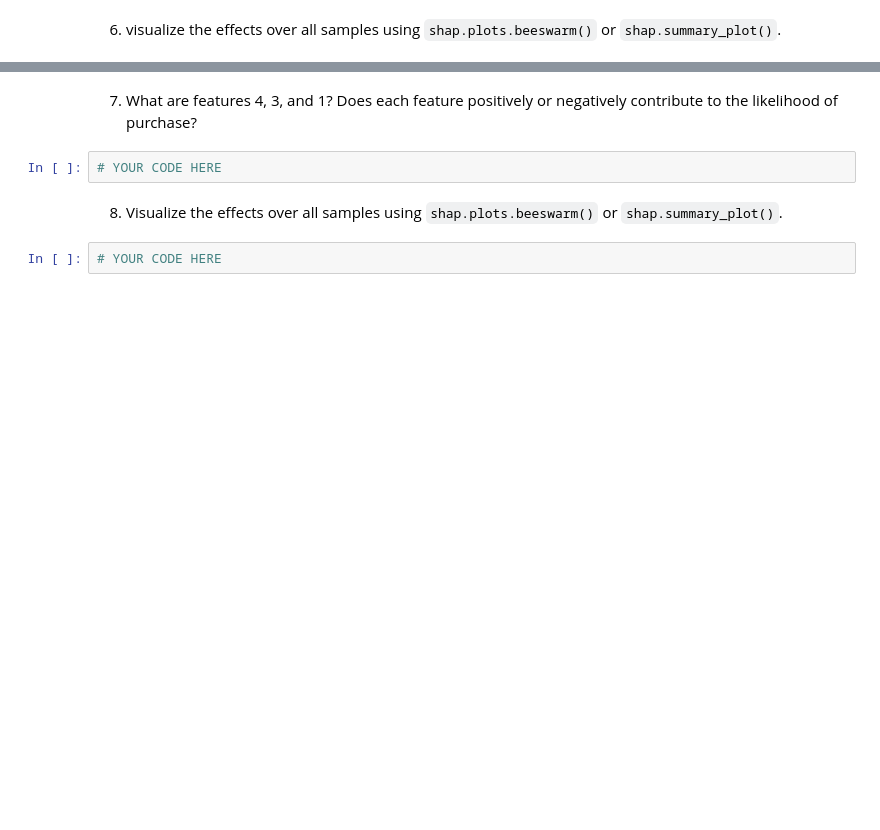
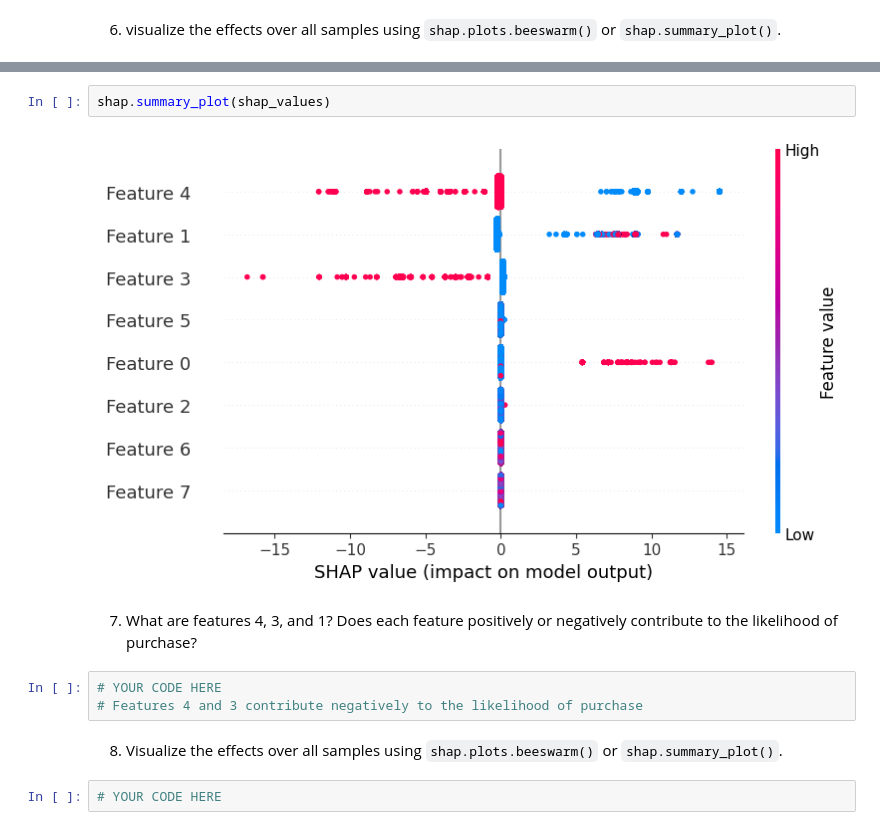
Before and after one commit to estevez-work/MLE-11, a Jupyter notebook: assignments/week-06-supervised-ml/nb/electronics-purchase-prediction.ipynb, the cells around one changed output, grey strips where cells are left out. Drawn from its saved outputs; the diff is of its cells as text; blank space fills up the shorter version.

```diff
--- a/assignments/week-06-supervised-ml/nb/electronics-purchase-prediction.ipynb
+++ b/assignments/week-06-supervised-ml/nb/electronics-purchase-prediction.ipynb
@@ -437,7 +443,12 @@ shap_values = None # YOUR CODE HERE
+# %%
+shap.summary_plot(shap_values)
+# %% [output]
+[figure, added]
 # %% [markdown]
 7. What are features 4, 3, and 1? Does each feature positively or negatively contribute to the likelihood of purchase?
-# %%
-# YOUR CODE HERE
+# %%
+# YOUR CODE HERE
+# Features 4 and 3 contribute negatively to the likelihood of purchase
 # %% [markdown]
 8. Visualize the effects over all samples using `shap.plots.beeswarm()` or `shap.summary_plot()`.
 # %%
```
Also changed, not shown: parts of 5 cells of this notebook, 1 other file.
